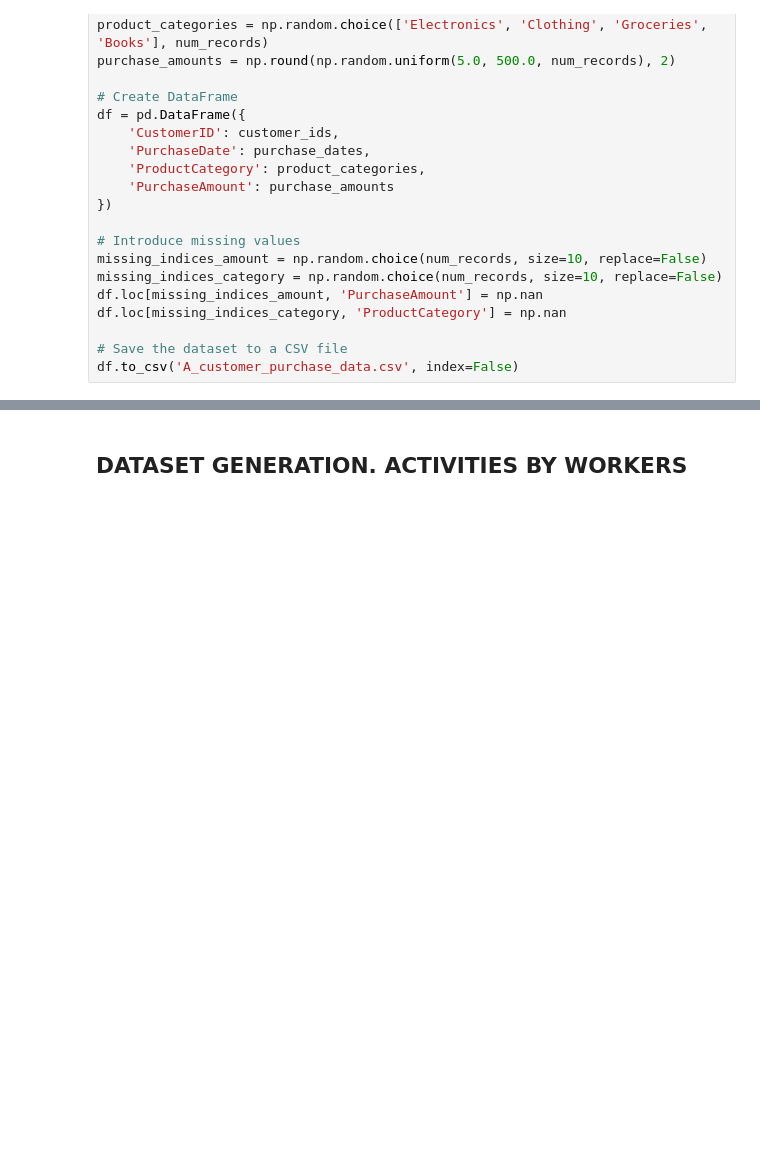
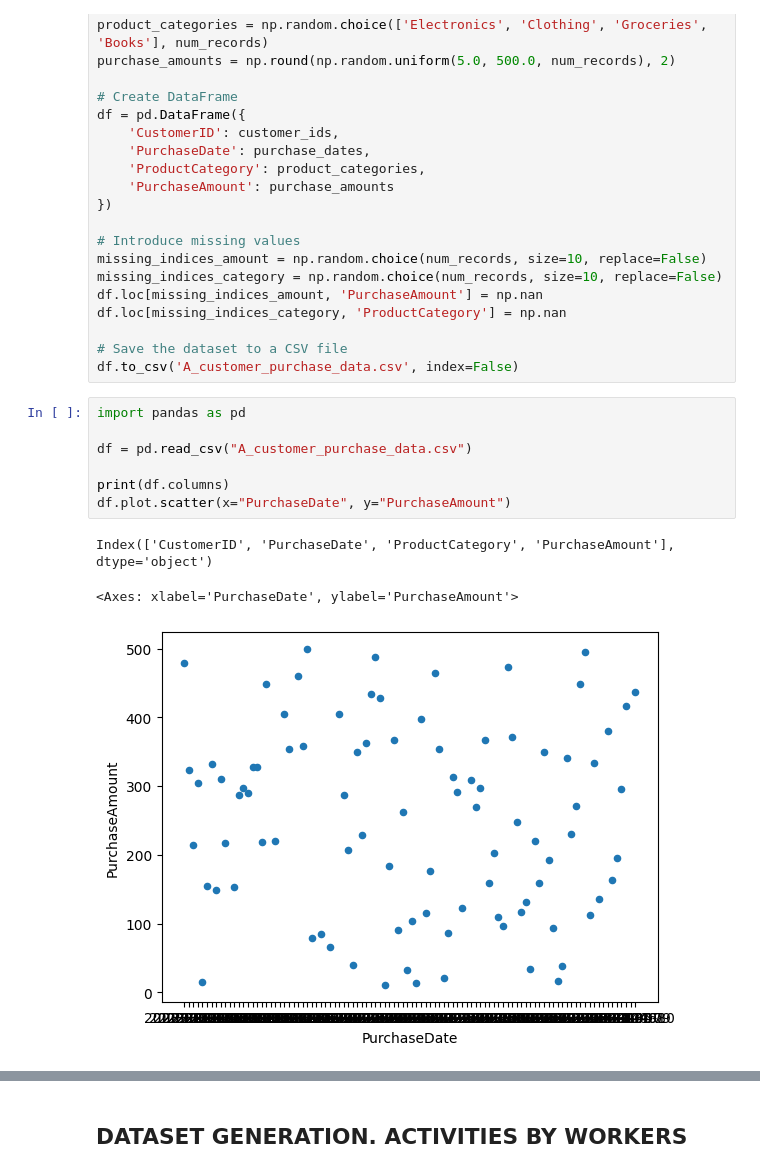
Before and after one commit to Daravico/datasets, a Jupyter notebook: dataManipulation/Scripts/Imputation.ipynb, the cells around one changed output, grey strips where cells are left out. Saved outputs shown, nothing was run; the diff lists cells and outputs as text; blank space fills up the shorter version.

```diff
--- a/dataManipulation/Scripts/Imputation.ipynb
+++ b/dataManipulation/Scripts/Imputation.ipynb
@@ -65,3 +65,14 @@ df.loc[missing_indices_category, 'ProductCategory'] = np.nan
 
 # Save the dataset to a CSV file
 df.to_csv('A_customer_purchase_data.csv', index=False)
+# %%
+import pandas as pd
+
+df = pd.read_csv("A_customer_purchase_data.csv")
+
+print(df.columns)
+df.plot.scatter(x="PurchaseDate", y="PurchaseAmount")
+# %% [output]
+Index(['CustomerID', 'PurchaseDate', 'ProductCategory', 'PurchaseAmount'], dtype='object')
+<Axes: xlabel='PurchaseDate', ylabel='PurchaseAmount'>
+[figure, added]
```
Also changed, not shown: parts of 6 cells of this notebook, 5 other files.
